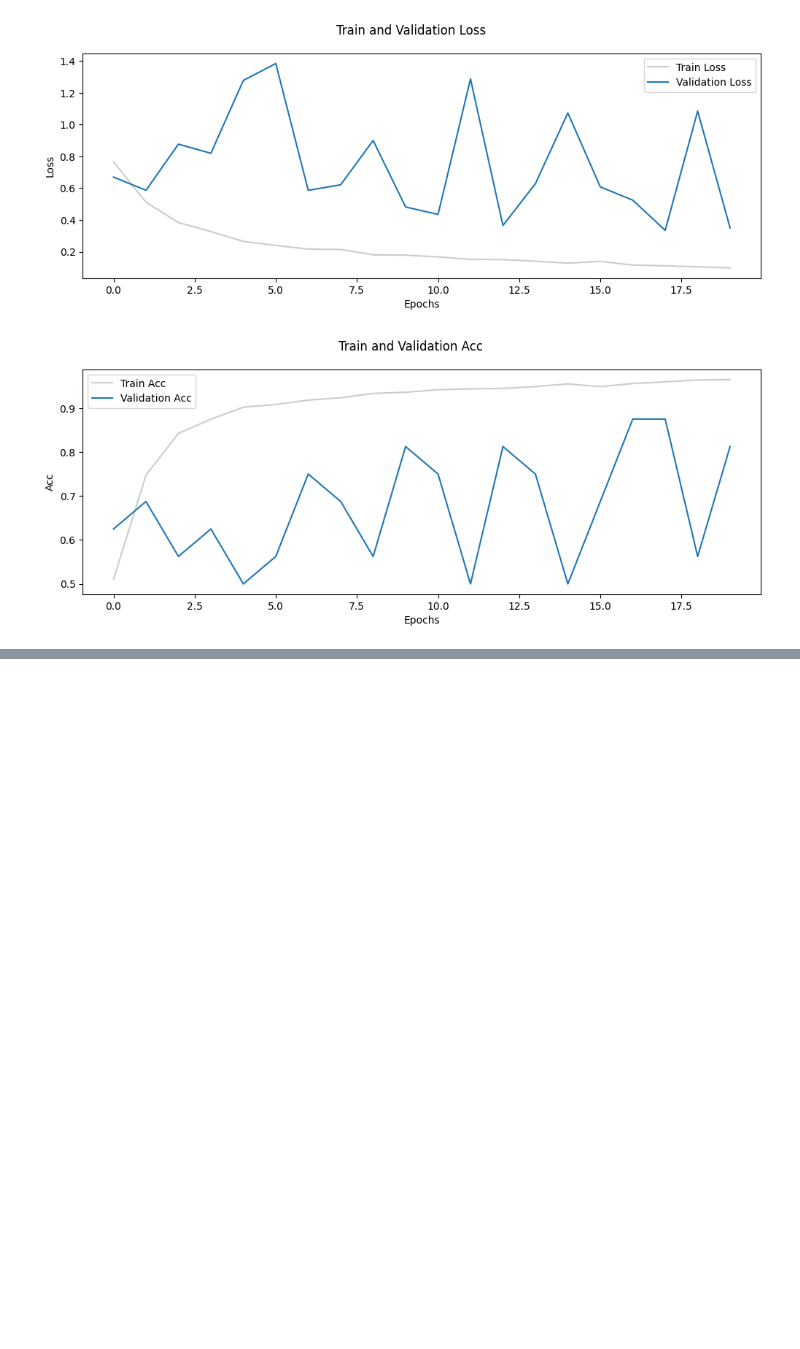
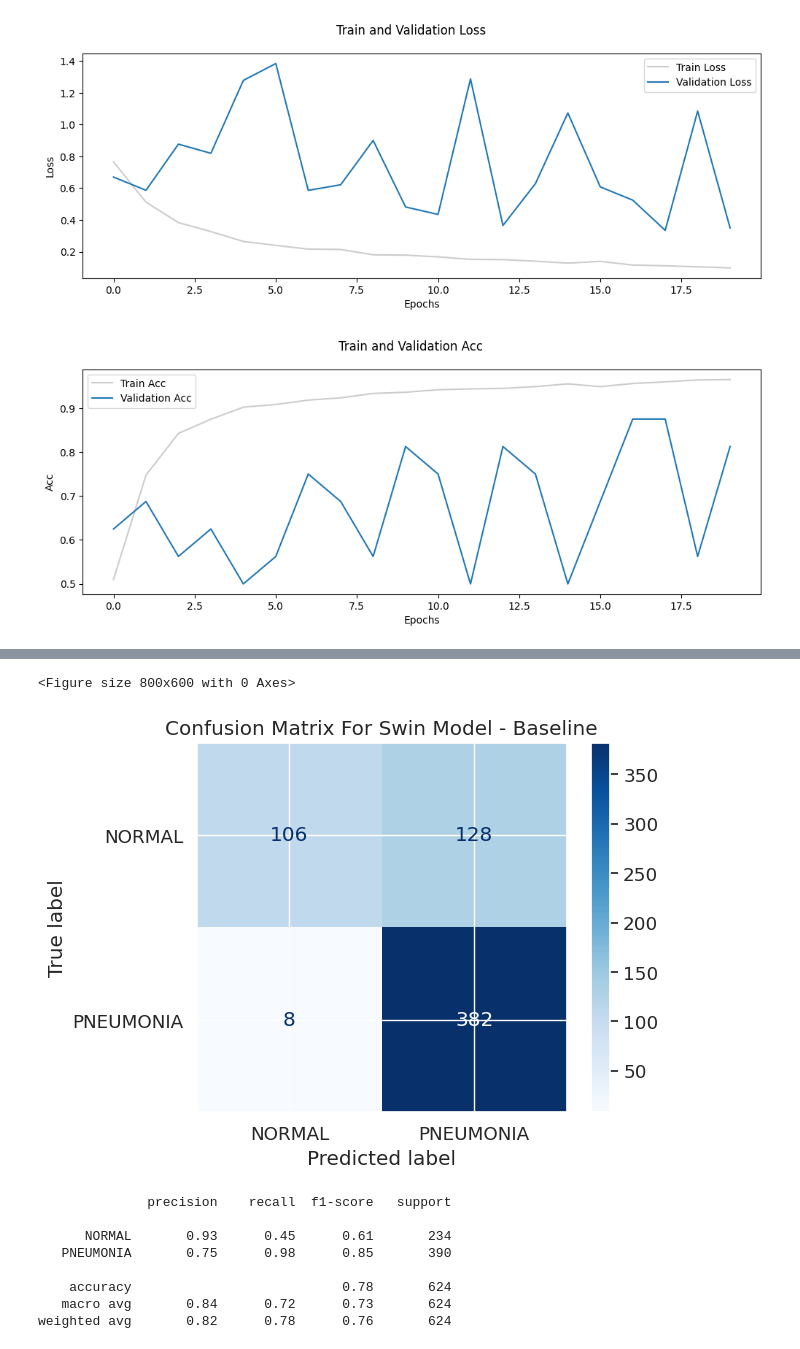
Before and after one commit to dawlattt/denoising-pneumonia, a Jupyter notebook: Swin/swin_baseline.ipynb, the cells around one changed output, grey strips where cells are left out. Cells and saved outputs as stored; diff of their text form; code cells hidden in the pictures; blank space fills up the shorter version.

Commit message:
cm_swin

```diff
--- a/Swin/swin_baseline.ipynb
+++ b/Swin/swin_baseline.ipynb
@@ -17,9 +20,9 @@ from tqdm import tqdm
 batch_size = 32
 
 
-train_dir = "./denoising-pneumonia/chest_xray/train"
-val_dir = "./denoising-pneumonia/chest_xray/val"
-test_dir = "./denoising-pneumonia/chest_xray/test"
+train_dir = "/home/dawlat.akaila/Documents/AI_LABS/PROJECT_FINAL/datasets/chest_xray/train"
+val_dir = "/home/dawlat.akaila/Documents/AI_LABS/PROJECT_FINAL/datasets/chest_xray/val"
+test_dir = "/home/dawlat.akaila/Documents/AI_LABS/PROJECT_FINAL/datasets/chest_xray/test"
 
 transform = transforms.Compose(
                 [
@@ -130,30 +133,6 @@ def train_swin(model, criterion, optimizer, num_epochs=3):
 
     print("Time:", (time.time() - start_time))
     return model, train_losses_per_epochs, val_losses_per_epochs, train_acc_per_epochs, val_acc_per_epochs
-# %%
-def test_best_model(model, test_loader, criterion, best_model_path):
-    # Load the best model
-    model.load_state_dict(torch.load(best_model_path))
-    model.eval()
-
-    test_loss = 0
-    correct = 0
-    total = 0
-
-    with tqdm(test_loader, unit="batch") as tepoch:
-        for batch_idx, (data, target) in enumerate(tepoch):
-            data, target = data.to(device), target.to(device)
-
-            output = model(data)
-            loss = criterion(output, target)
-            test_loss += loss.item()
-
-            _, predicted = output.max(1)
-            total += target.size(0)
-            correct += predicted.eq(target).sum().item()
-
-        accuracy = 100. * correct / total
-        print('Test loss: {:.4f} Accuracy: {:.2f}%'.format(test_loss/(batch_idx+1), accuracy))
 # %%
 from torchvision.models import swin_v2_b,  Swin_V2_B_Weights
 
@@ -250,0 +268,7 @@ Test loss: 0.5160 Accuracy: 78.21%
+# %%
+# Path for Weights of Best Model
+best_resnet_path = '/home/dawlat.akaila/Documents/AI_LABS/PROJECT_FINAL/project_material/weights/baseline/swin.pth'
+# %%
+device = torch.device('cuda' if torch.cuda.is_available() else 'cpu')
+test_best_model(model=swin_model, test_loader=test_loader, criterion=criterion, best_model_path=best_resnet_path, device=device)
+# %% [output]
@@ -250,0 +276,10 @@ Test loss: 0.5160 Accuracy: 78.21%
+<Figure size 800x600 with 0 Axes>
+[figure, added]
+              precision    recall  f1-score   support
+
+      NORMAL       0.93      0.45      0.61       234
+   PNEUMONIA       0.75      0.98      0.85       390
+
+    accuracy                           0.78       624
+   macro avg       0.84      0.72      0.73       624
+weighted avg       0.82      0.78      0.76       624
```
Also changed, not shown: parts of 4 cells of this notebook, 3 other files.
